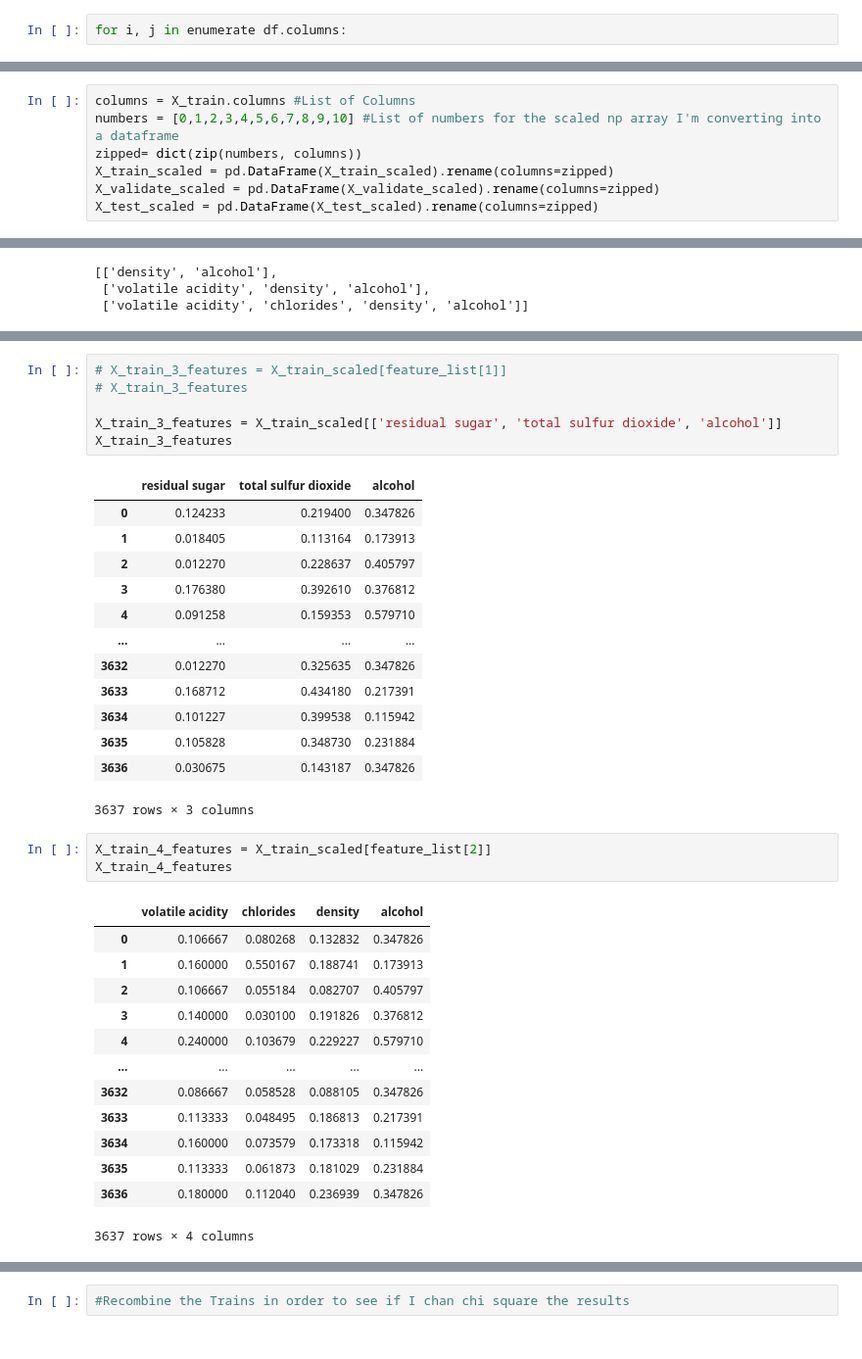
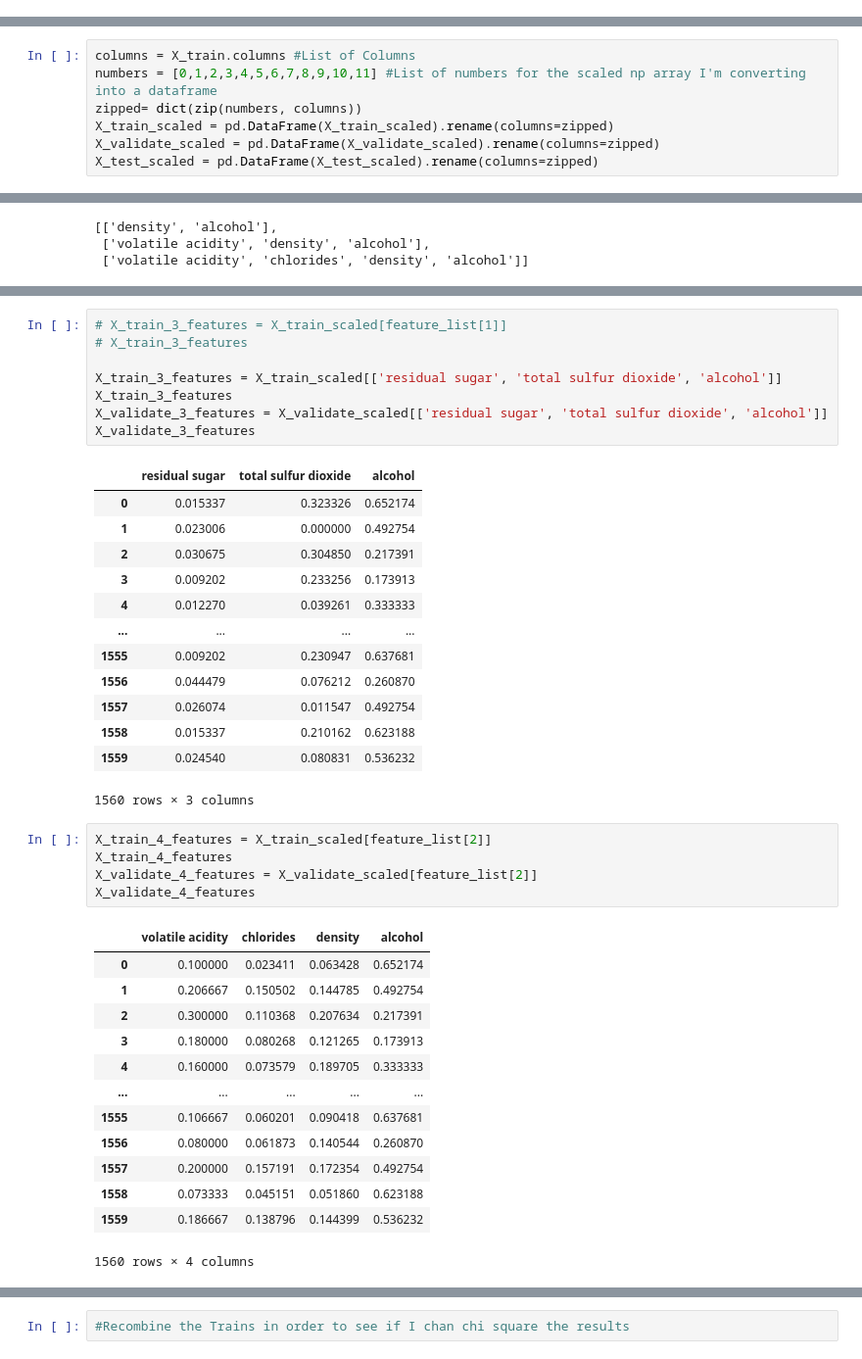
Before and after one commit to Villa-Pirovits/quality-uncorked, a Jupyter notebook: pirovits-work/prepare.ipynb, the cells around one changed output, grey strips where cells are left out. Shown: that part at 98% size. Drawn from its saved outputs; the diff is of its cells as text.

```diff
--- a/pirovits-work/prepare.ipynb
+++ b/pirovits-work/prepare.ipynb
@@ -29,5 +39,3 @@ df
 | 4896 | 5.5 | 0.29 | 0.30 | 1.1 | 0.022 | 20.0 | ... |
 | 4897 | 6.0 | 0.21 | 0.38 | 0.8 | 0.020 | 22.0 | ... |
 6497 rows × 13 columns
-# %%
-for i, j in enumerate df.columns:
@@ -163,6 +154,6 @@ X_train_scaled, X_validate_scaled, X_test_scaled = scale_data(X_train, X_validat
 # %%
 columns = X_train.columns #List of Columns
-numbers = [0,1,2,3,4,5,6,7,8,9,10] #List of numbers for the scaled np array I'm converting into a dataframe
+numbers = [0,1,2,3,4,5,6,7,8,9,10,11] #List of numbers for the scaled np array I'm converting into a dataframe
 zipped= dict(zip(numbers, columns))
 X_train_scaled = pd.DataFrame(X_train_scaled).rename(columns=zipped)
 X_validate_scaled = pd.DataFrame(X_validate_scaled).rename(columns=zipped)
@@ -242,35 +247,39 @@ X_train_2_features
 
 X_train_3_features = X_train_scaled[['residual sugar', 'total sulfur dioxide', 'alcohol']]
 X_train_3_features
+X_validate_3_features = X_validate_scaled[['residual sugar', 'total sulfur dioxide', 'alcohol']]
+X_validate_3_features
 # %% [output]
 |  | residual sugar | total sulfur dioxide | alcohol |
-| 0 | 0.124233 | 0.219400 | 0.347826 |
-| 1 | 0.018405 | 0.113164 | 0.173913 |
-| 2 | 0.012270 | 0.228637 | 0.405797 |
-| 3 | 0.176380 | 0.392610 | 0.376812 |
-| 4 | 0.091258 | 0.159353 | 0.579710 |
+| 0 | 0.015337 | 0.323326 | 0.652174 |
+| 1 | 0.023006 | 0.000000 | 0.492754 |
+| 2 | 0.030675 | 0.304850 | 0.217391 |
+| 3 | 0.009202 | 0.233256 | 0.173913 |
+| 4 | 0.012270 | 0.039261 | 0.333333 |
 | ... | ... | ... | ... |
-| 3632 | 0.012270 | 0.325635 | 0.347826 |
-| 3633 | 0.168712 | 0.434180 | 0.217391 |
-| 3634 | 0.101227 | 0.399538 | 0.115942 |
-| 3635 | 0.105828 | 0.348730 | 0.231884 |
-| 3636 | 0.030675 | 0.143187 | 0.347826 |
+| 1555 | 0.009202 | 0.230947 | 0.637681 |
+| 1556 | 0.044479 | 0.076212 | 0.260870 |
+| 1557 | 0.026074 | 0.011547 | 0.492754 |
+| 1558 | 0.015337 | 0.210162 | 0.623188 |
+| 1559 | 0.024540 | 0.080831 | 0.536232 |
-3637 rows × 3 columns
+1560 rows × 3 columns
 # %%
 X_train_4_features = X_train_scaled[feature_list[2]]
 X_train_4_features
+X_validate_4_features = X_validate_scaled[feature_list[2]]
+X_validate_4_features
 # %% [output]
 |  | volatile acidity | chlorides | density | alcohol |
-| 0 | 0.106667 | 0.080268 | 0.132832 | 0.347826 |
-| 1 | 0.160000 | 0.550167 | 0.188741 | 0.173913 |
-| 2 | 0.106667 | 0.055184 | 0.082707 | 0.405797 |
-| 3 | 0.140000 | 0.030100 | 0.191826 | 0.376812 |
-| 4 | 0.240000 | 0.103679 | 0.229227 | 0.579710 |
+| 0 | 0.100000 | 0.023411 | 0.063428 | 0.652174 |
+| 1 | 0.206667 | 0.150502 | 0.144785 | 0.492754 |
+| 2 | 0.300000 | 0.110368 | 0.207634 | 0.217391 |
+| 3 | 0.180000 | 0.080268 | 0.121265 | 0.173913 |
+| 4 | 0.160000 | 0.073579 | 0.189705 | 0.333333 |
 | ... | ... | ... | ... | ... |
-| 3632 | 0.086667 | 0.058528 | 0.088105 | 0.347826 |
-| 3633 | 0.113333 | 0.048495 | 0.186813 | 0.217391 |
-| 3634 | 0.160000 | 0.073579 | 0.173318 | 0.115942 |
-| 3635 | 0.113333 | 0.061873 | 0.181029 | 0.231884 |
-| 3636 | 0.180000 | 0.112040 | 0.236939 | 0.347826 |
+| 1555 | 0.106667 | 0.060201 | 0.090418 | 0.637681 |
+| 1556 | 0.080000 | 0.061873 | 0.140544 | 0.260870 |
+| 1557 | 0.200000 | 0.157191 | 0.172354 | 0.492754 |
+| 1558 | 0.073333 | 0.045151 | 0.051860 | 0.623188 |
+| 1559 | 0.186667 | 0.138796 | 0.144399 | 0.536232 |
-3637 rows × 4 columns
+1560 rows × 4 columns
 # %%
```
Also changed, not shown: parts of 50 cells of this notebook, 1 other file.
